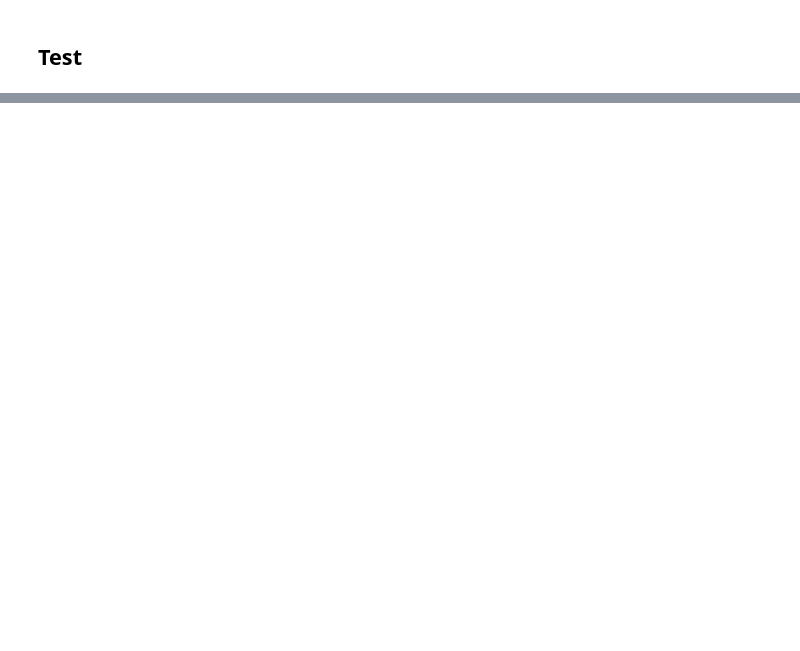
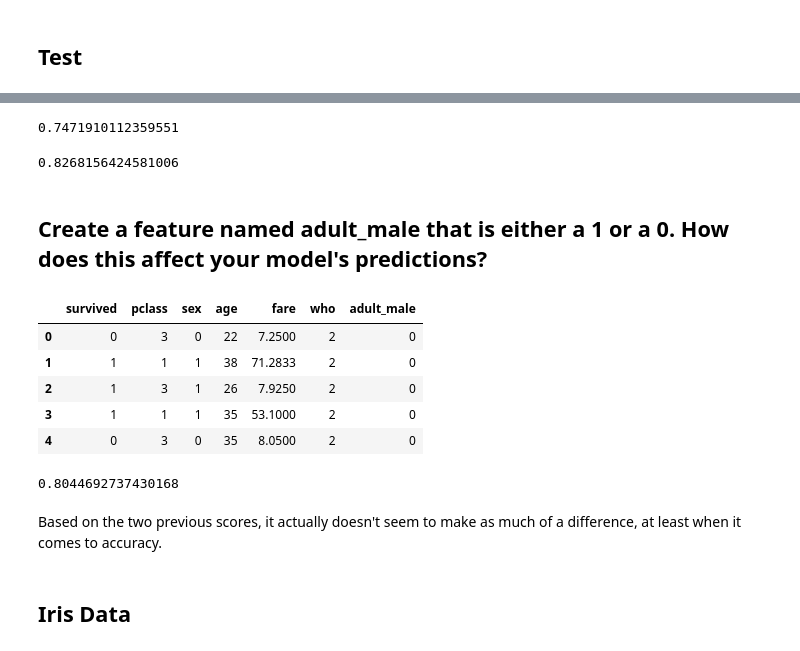
Before and after one commit to guedanie/ds-methodologies-exercises, a Jupyter notebook: classification/model.ipynb, the cells around one changed output, grey strips where cells are left out. Cells and saved outputs as stored; diff of their text form; code cells hidden in the pictures; blank space fills up the shorter version.

```diff
--- a/classification/model.ipynb
+++ b/classification/model.ipynb
@@ -967,0 +1207,4 @@ Accuracy of random forest classifier on test set: 0.82
+# %%
+titanic["who"] = titanic.apply(lambda row: who_classifier(row), axis=1)
+# %%
+titanic = titanic.drop(columns=["passenger_id", "embarked", "class", "deck", "embark_town", "alone", "parch", "sibsp"])
@@ -967,0 +1227,7 @@ Accuracy of random forest classifier on test set: 0.82
+# %%
+# Model without scaling:
+
+knn, y_pred = run_knn(X_train, y_train, 10)
+knn.score(X_train, y_train)
+# %% [output]
+0.7471910112359551
@@ -967,0 +1244,25 @@ Accuracy of random forest classifier on test set: 0.82
+# %%
+# Modeling with scaling
+knn, y_pred = run_knn(X_train, y_train, 3)
+knn.score(X_test, y_test)
+# %% [output]
+0.8268156424581006
+# %% [markdown]
+## Create a feature named adult_male that is either a 1 or a 0. How does this affect your model's predictions?
+# %%
+def is_adult_male(df):
+    if df.age > 18 and df.who == "male":
+        return 1
+    else:
+        return 0
+# %%
+titanic["adult_male"] = titanic.apply(lambda row: is_adult_male(row), axis=1)
+# %%
+titanic.head()
+# %% [output]
+|  | survived | pclass | sex | age | fare | who | adult_male |
+| 0 | 0 | 3 | 0 | 22 | 7.2500 | 2 | 0 |
+| 1 | 1 | 1 | 1 | 38 | 71.2833 | 2 | 0 |
+| 2 | 1 | 3 | 1 | 26 | 7.9250 | 2 | 0 |
+| 3 | 1 | 1 | 1 | 35 | 53.1000 | 2 | 0 |
+| 4 | 0 | 3 | 0 | 35 | 8.0500 | 2 | 0 |
@@ -967,0 +1281,9 @@ Accuracy of random forest classifier on test set: 0.82
+# %%
+knn, y_pred = run_knn(X_train, y_train, 3)
+knn.score(X_test, y_test)
+# %% [output]
+0.8044692737430168
+# %% [markdown]
+Based on the two previous scores, it actually doesn't seem to make as much of a difference, at least when it comes to accuracy.
+# %% [markdown]
+## Iris Data
```
Also changed, not shown: parts of 74 cells of this notebook.
